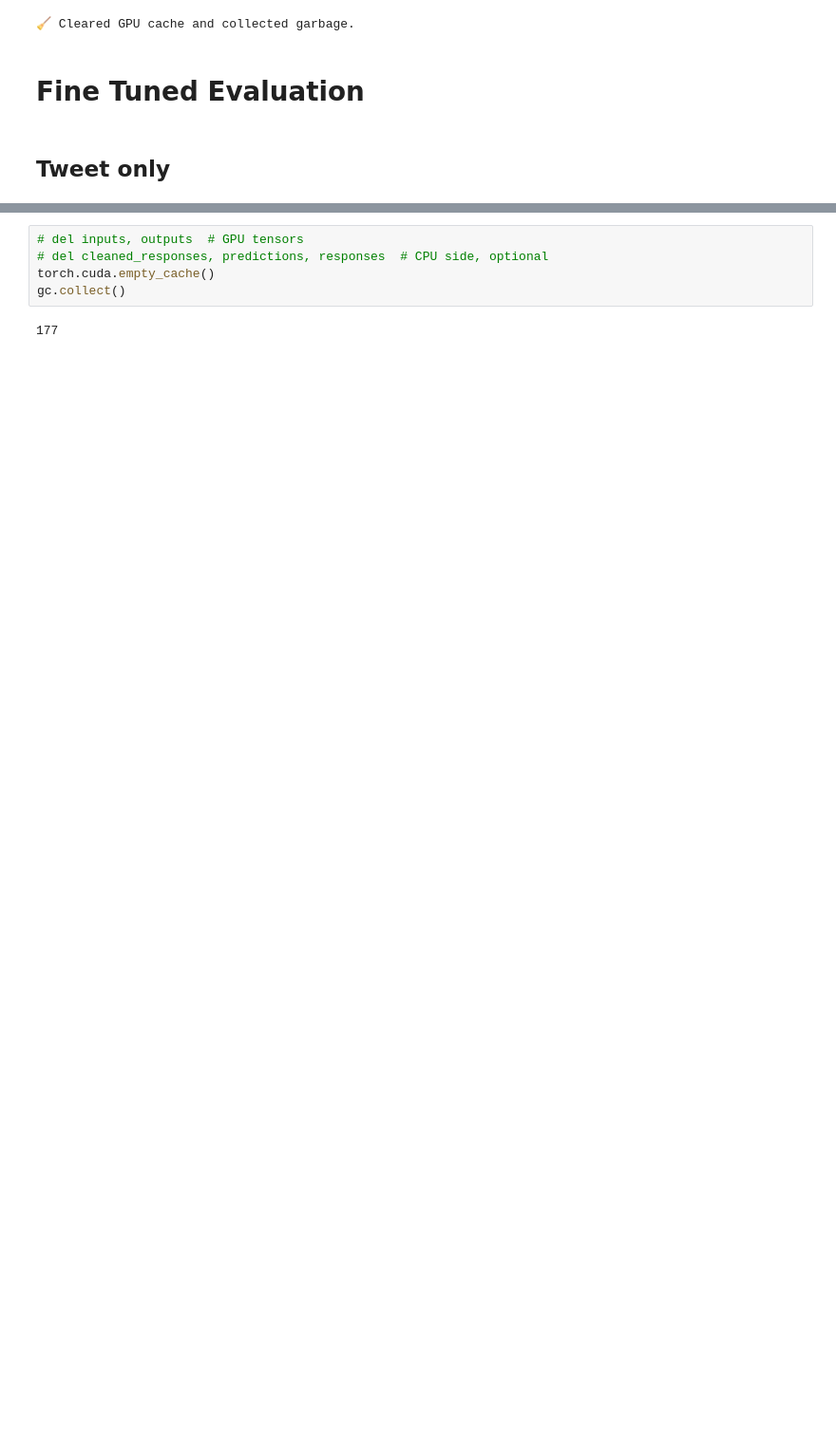
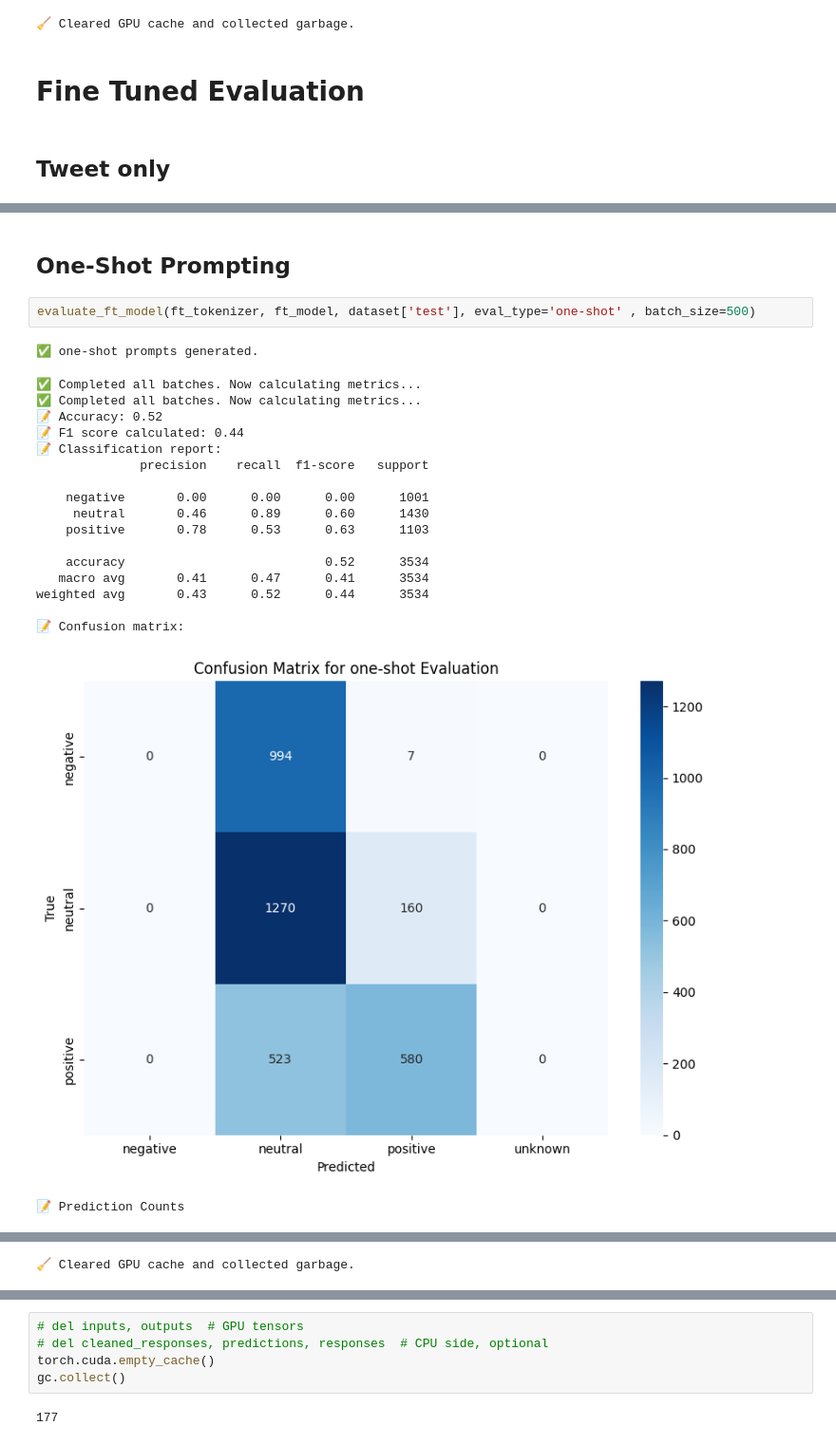
Before and after one commit to rtweera/code-ft, a Jupyter notebook: training/SFT/Tweets/accuracy_metrics.ipynb, the cells around one changed output, grey strips where cells are left out. Shown at 95% size. Drawn from its saved outputs; the diff is of its cells as text; blank space fills up the shorter version.

```diff
--- a/training/SFT/Tweets/accuracy_metrics.ipynb
+++ b/training/SFT/Tweets/accuracy_metrics.ipynb
@@ -386,0 +454,24 @@ weighted avg       0.74      0.73      0.73      3534
+# %% [markdown]
+## One-Shot Prompting
+# %%
+evaluate_ft_model(ft_tokenizer, ft_model, dataset['test'], eval_type='one-shot' , batch_size=500)
+# %% [output]
+✅ one-shot prompts generated.
+✅ Completed all batches. Now calculating metrics...
+✅ Completed all batches. Now calculating metrics...
+📝 Accuracy: 0.52
+📝 F1 score calculated: 0.44
+📝 Classification report:
+              precision    recall  f1-score   support
+
+    negative       0.00      0.00      0.00      1001
+     neutral       0.46      0.89      0.60      1430
+    positive       0.78      0.53      0.63      1103
+
+    accuracy                           0.52      3534
+   macro avg       0.41      0.47      0.41      3534
+weighted avg       0.43      0.52      0.44      3534
+
+📝 Confusion matrix:
+[figure, added]
+📝 Prediction Counts
@@ -386,0 +479 @@ weighted avg       0.74      0.73      0.73      3534
+🧹 Cleared GPU cache and collected garbage.
```
Also changed, not shown: parts of 12 cells of this notebook.
